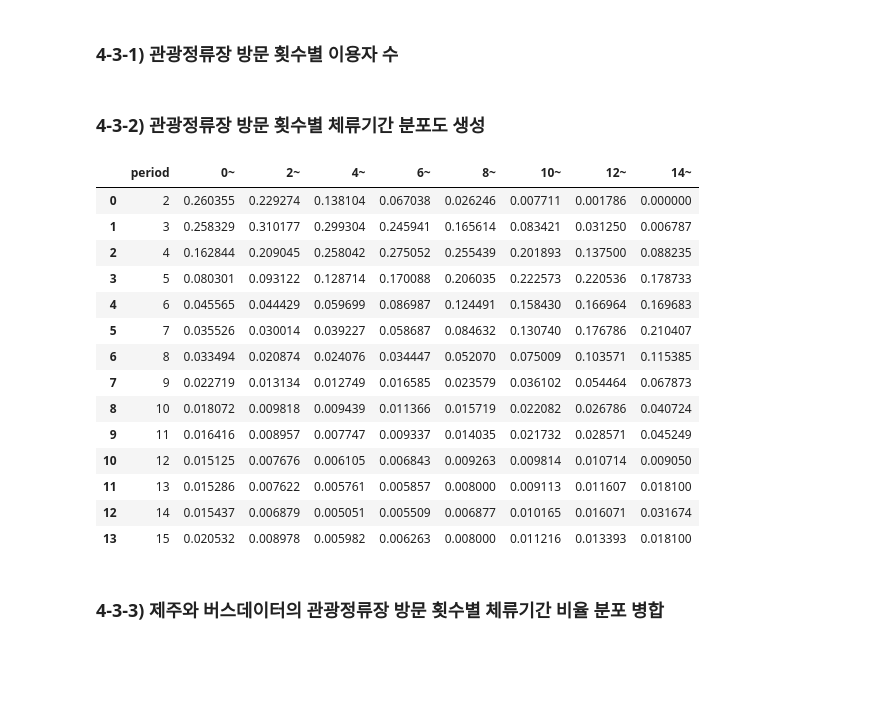
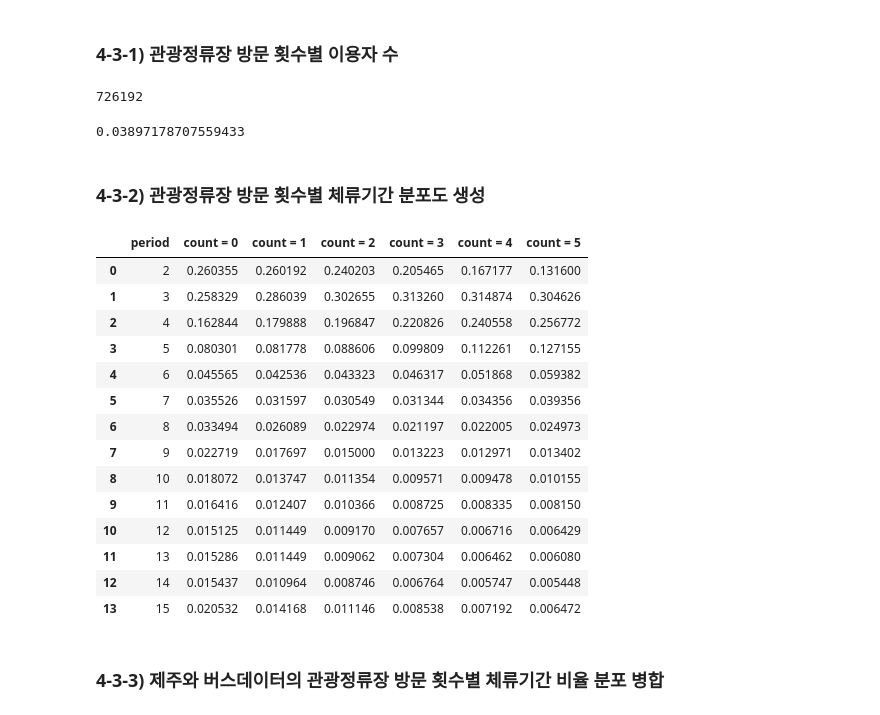
Before and after one commit to hoonisone/2020_jeju-bus-tag_data-analysis, a Jupyter notebook: main/1. 데이터 전처리/1. 이용자&정류장 추출.ipynb, the cells around one changed output. Saved outputs shown, nothing was run; the diff lists cells and outputs as text; code cells hidden in the pictures; blank space fills up the shorter version.

```diff
--- a/main/1. 데이터 전처리/1. 이용자&정류장 추출.ipynb
+++ b/main/1. 데이터 전처리/1. 이용자&정류장 추출.ipynb
@@ -325,7 +336,8 @@ def analyze_tour_station(station_df, candidate_df, result_column):
     candidate_df = candidate_df[["station_id", "candidate_flag"]]
     candidate_df = pd.merge(station_df, candidate_df, on="station_id")
     candidate_df = candidate_df[candidate_df["candidate_flag"] == True]
-    candidate_df = candidate_df[candidate_df['total_geton'] >= 150]
+#     candidate_df = candidate_df[candidate_df['total_geton'] >= 150]
+    candidate_df = candidate_df[candidate_df['total_geton'] >= 0]
     tour_station_df = candidate_df[["station_id", "candidate_flag"]]
     tour_station_df = tour_station_df.rename(columns={"candidate_flag":result_column})
     if result_column in station_df.columns:
@@ -498,10 +543,10 @@ def analyze_and_insert_tourist_column(user_df, column_name = "result_column"):
 
     tourist_df_list = []
 
-    tourist_df_list.append(extract_tourist(user_df, "both",    (2, 15), 70, 1))
-    tourist_df_list.append(extract_tourist(user_df, "first",   (2, 15), 70, 3))
-    tourist_df_list.append(extract_tourist(user_df, "last",    (2, 15), 80, 3))
-    tourist_df_list.append(extract_tourist(user_df, "neither", (2, 15), 90, 6))
+    tourist_df_list.append(extract_tourist(user_df, "both",    (2, 10), 70, 1))
+    tourist_df_list.append(extract_tourist(user_df, "first",   (2, 10), 70, 3))
+    tourist_df_list.append(extract_tourist(user_df, "last",    (2, 10), 80, 3))
+    tourist_df_list.append(extract_tourist(user_df, "neither", (2, 10), 90, 4))
 
     tourist_df = pd.concat(tourist_df_list)[["user_id"]]
     tourist_df["tourist"] = True
@@ -587,3 +632,9 @@ show_user_analyze(user_df)
 
 * airport user: 310758 people
 * harbor user :   4785 people
+# %%
+df = user_df
+df = df[(df["airport_count"] >=1)|(df["harbor_count"] >=1)]
+df = df[df["case"] == "neither"]
+df = df[df["tour_count"] == 0]
+df
@@ -917,43 +981,52 @@ bus_count_df = get_count_df(user_df, "tour_count", "count")
+# %%
+bus_count_df = get_count_df(user_df, "tour_count", "count")
+print(bus_count_df["count"].sum())
+bus_count_df[bus_count_df["tour_count"] < 6]["count"].sum()/bus_count_df["count"].sum()
+bus_count_df[bus_count_df["tour_count"] == 5]["count"].sum()/bus_count_df["count"].sum()
+# %% [output]
+726192
+0.03897178707559433
 # %% [markdown]
 ### 4-3-2) 관광정류장 방문 횟수별 체류기간 분포도 생성
 # %%
 df = user_df
 df = df[(2<=df["period"]) & (df["period"]<=15)]
 
 df_list = []
 target_column = "period"
 result_columns = []
-term = 2
+term = 1
 
-max_tour_count = bus_count_df[bus_count_df["count"]>200]["tour_count"].max()
+# max_tour_count = bus_count_df[bus_count_df["count"]>200]["tour_count"].max()
+max_tour_count = 5
 
 # for i in range(0, max_tour_count, term):
 #     df_list.append(df[(i <= df["tour_count"]) & (df["tour_count"] < i+term)])
 #     result_columns.append(str(i)+"~"+str(i+term-1))
 
-for i in range(0, max_tour_count, term):
+for i in range(0, max_tour_count+1, term):
     df_list.append(df[i <= df["tour_count"]])
-    result_columns.append(str(i)+"~")
+    result_columns.append("count = "+str(i))
 
 
 bus_stay_period_df = get_ratio_df_from_all_df(df_list, target_column, result_columns)
 bus_stay_period_df
 # %% [output]
-|  | period | 0~ | 2~ | 4~ | 6~ | 8~ | 10~ | 12~ | 14~ |
-| 0 | 2 | 0.260355 | 0.229274 | 0.138104 | 0.067038 | 0.026246 | 0.007711 | 0.001786 | 0.000000 |
-| 1 | 3 | 0.258329 | 0.310177 | 0.299304 | 0.245941 | 0.165614 | 0.083421 | 0.031250 | 0.006787 |
-| 2 | 4 | 0.162844 | 0.209045 | 0.258042 | 0.275052 | 0.255439 | 0.201893 | 0.137500 | 0.088235 |
-| 3 | 5 | 0.080301 | 0.093122 | 0.128714 | 0.170088 | 0.206035 | 0.222573 | 0.220536 | 0.178733 |
-| 4 | 6 | 0.045565 | 0.044429 | 0.059699 | 0.086987 | 0.124491 | 0.158430 | 0.166964 | 0.169683 |
-| 5 | 7 | 0.035526 | 0.030014 | 0.039227 | 0.058687 | 0.084632 | 0.130740 | 0.176786 | 0.210407 |
-| 6 | 8 | 0.033494 | 0.020874 | 0.024076 | 0.034447 | 0.052070 | 0.075009 | 0.103571 | 0.115385 |
-| 7 | 9 | 0.022719 | 0.013134 | 0.012749 | 0.016585 | 0.023579 | 0.036102 | 0.054464 | 0.067873 |
-| 8 | 10 | 0.018072 | 0.009818 | 0.009439 | 0.011366 | 0.015719 | 0.022082 | 0.026786 | 0.040724 |
-| 9 | 11 | 0.016416 | 0.008957 | 0.007747 | 0.009337 | 0.014035 | 0.021732 | 0.028571 | 0.045249 |
-| 10 | 12 | 0.015125 | 0.007676 | 0.006105 | 0.006843 | 0.009263 | 0.009814 | 0.010714 | 0.009050 |
-| 11 | 13 | 0.015286 | 0.007622 | 0.005761 | 0.005857 | 0.008000 | 0.009113 | 0.011607 | 0.018100 |
-| 12 | 14 | 0.015437 | 0.006879 | 0.005051 | 0.005509 | 0.006877 | 0.010165 | 0.016071 | 0.031674 |
-| 13 | 15 | 0.020532 | 0.008978 | 0.005982 | 0.006263 | 0.008000 | 0.011216 | 0.013393 | 0.018100 |
+|  | period | count = 0 | count = 1 | count = 2 | count = 3 | count = 4 | count = 5 |
+| 0 | 2 | 0.260355 | 0.260192 | 0.240203 | 0.205465 | 0.167177 | 0.131600 |
+| 1 | 3 | 0.258329 | 0.286039 | 0.302655 | 0.313260 | 0.314874 | 0.304626 |
+| 2 | 4 | 0.162844 | 0.179888 | 0.196847 | 0.220826 | 0.240558 | 0.256772 |
+| 3 | 5 | 0.080301 | 0.081778 | 0.088606 | 0.099809 | 0.112261 | 0.127155 |
+| 4 | 6 | 0.045565 | 0.042536 | 0.043323 | 0.046317 | 0.051868 | 0.059382 |
+| 5 | 7 | 0.035526 | 0.031597 | 0.030549 | 0.031344 | 0.034356 | 0.039356 |
+| 6 | 8 | 0.033494 | 0.026089 | 0.022974 | 0.021197 | 0.022005 | 0.024973 |
+| 7 | 9 | 0.022719 | 0.017697 | 0.015000 | 0.013223 | 0.012971 | 0.013402 |
+| 8 | 10 | 0.018072 | 0.013747 | 0.011354 | 0.009571 | 0.009478 | 0.010155 |
+| 9 | 11 | 0.016416 | 0.012407 | 0.010366 | 0.008725 | 0.008335 | 0.008150 |
+| 10 | 12 | 0.015125 | 0.011449 | 0.009170 | 0.007657 | 0.006716 | 0.006429 |
+| 11 | 13 | 0.015286 | 0.011449 | 0.009062 | 0.007304 | 0.006462 | 0.006080 |
+| 12 | 14 | 0.015437 | 0.010964 | 0.008746 | 0.006764 | 0.005747 | 0.005448 |
+| 13 | 15 | 0.020532 | 0.014168 | 0.011146 | 0.008538 | 0.007192 | 0.006472 |
 # %% [markdown]
 ### 4-3-3) 제주와 버스데이터의  관광정류장 방문 횟수별 체류기간 비율 분포 병합
 # %%
```
Also changed, not shown: parts of 51 cells of this notebook.
